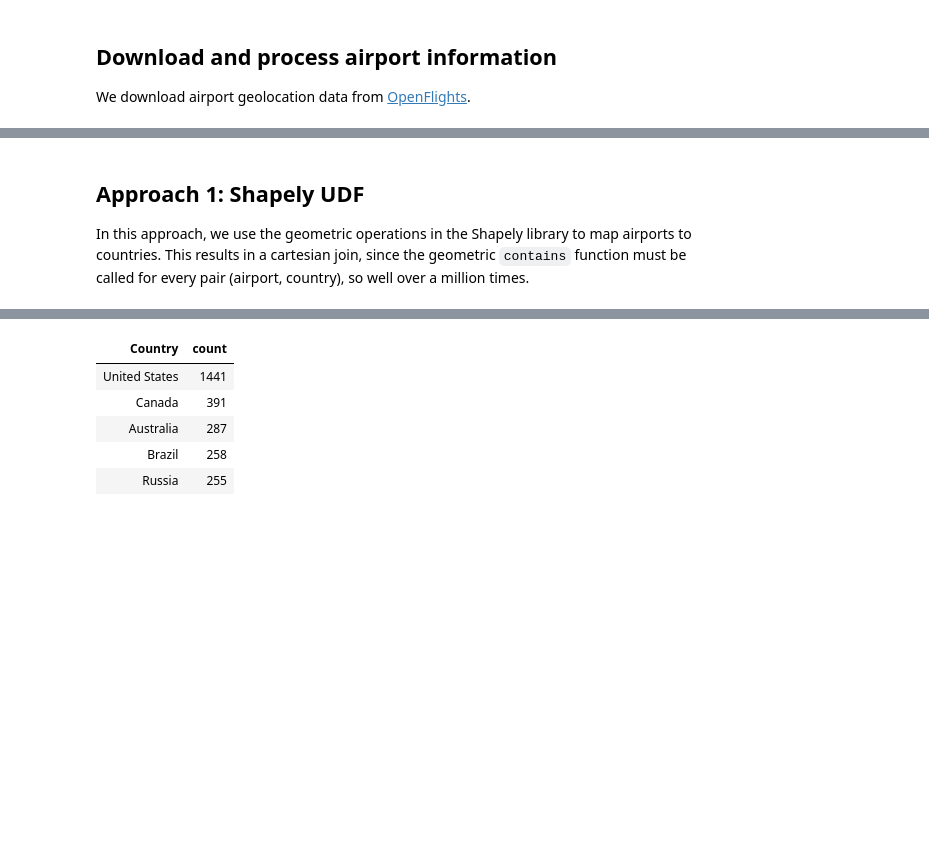
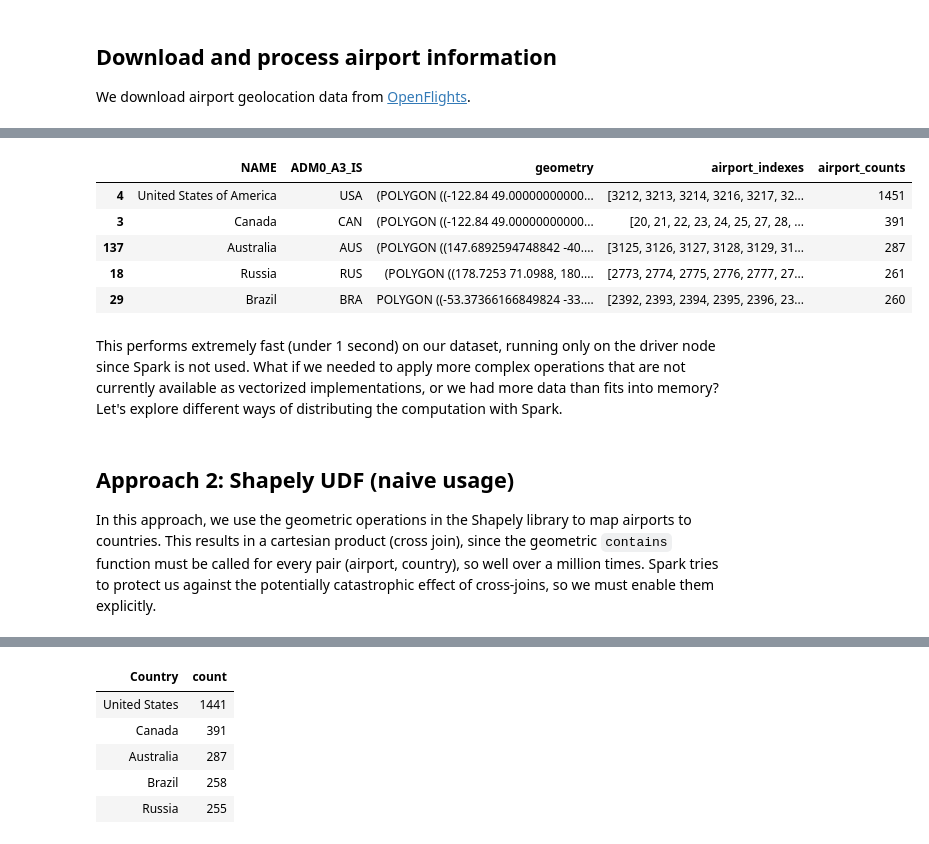
Before and after one commit to algattik/databricks-geomesa, a Jupyter notebook: notebooks/airport-mapping.ipynb, the cells around one changed output, grey strips where cells are left out. Cells and saved outputs as stored; diff of their text form; code cells hidden in the pictures; blank space fills up the shorter version.

Commit message:
Added GeoPandas

```diff
--- a/notebooks/airport-mapping.ipynb
+++ b/notebooks/airport-mapping.ipynb
@@ -60,0 +23,5 @@ def shapeToWkt(shape):
+# %%
+import geopandas
+country_shapes = geopandas.read_file("ne_110m_admin_0_countries.shp")
+country_shapes = country_shapes[['NAME', 'ADM0_A3_IS', 'geometry']]
+country_shapes.head(3)
@@ -106,4 +74,20 @@ table("airports").count()
+# %%
+import shapely.vectorized as sv
+
+ap = table("airports").select("Longitude", "Latitude").toPandas()
+country_shapes['airport_indexes'] = country_shapes.geometry.apply(lambda g: sv.contains(g, x=ap.Longitude, y=ap.Latitude).nonzero()[0])
+country_shapes['airport_counts'] = country_shapes['airport_indexes'].apply(len)
+country_shapes.sort_values(by='airport_counts', ascending=False).head(5)
+# %% [output]
+|  | NAME | ADM0_A3_IS | geometry | airport_indexes | airport_counts |
+| 4 | United States of America | USA | (POLYGON ((-122.84 49.00000000000... | [3212, 3213, 3214, 3216, 3217, 32... | 1451 |
+| 3 | Canada | CAN | (POLYGON ((-122.84 49.00000000000... | [20, 21, 22, 23, 24, 25, 27, 28, ... | 391 |
+| 137 | Australia | AUS | (POLYGON ((147.6892594748842 -40.... | [3125, 3126, 3127, 3128, 3129, 31... | 287 |
+| 18 | Russia | RUS | (POLYGON ((178.7253 71.0988, 180.... | [2773, 2774, 2775, 2776, 2777, 27... | 261 |
+| 29 | Brazil | BRA | POLYGON ((-53.37366166849824 -33.... | [2392, 2393, 2394, 2395, 2396, 23... | 260 |
+# %% [markdown]
+This performs extremely fast (under 1 second) on our dataset, running only on the driver node since Spark is not used. What if we needed to apply more complex operations that are not currently available as vectorized implementations, or we had more data than fits into memory? Let's explore different ways of distributing the computation with Spark.
 # %% [markdown]
-## Approach 1: Shapely UDF
+## Approach 2: Shapely UDF (naive usage)
 
-In this approach, we use the geometric operations in the Shapely library to map airports to countries. This results in a cartesian join, since the geometric `contains` function must be called for every pair (airport, country), so well over a million times.
+In this approach, we use the geometric operations in the Shapely library to map airports to countries. This results in a cartesian product (cross join), since the geometric `contains` function must be called for every pair (airport, country), so well over a million times. Spark tries to protect us against the potentially catastrophic effect of cross-joins, so we must enable them explicitly.
```
Also changed, not shown: parts of 25 cells of this notebook.
